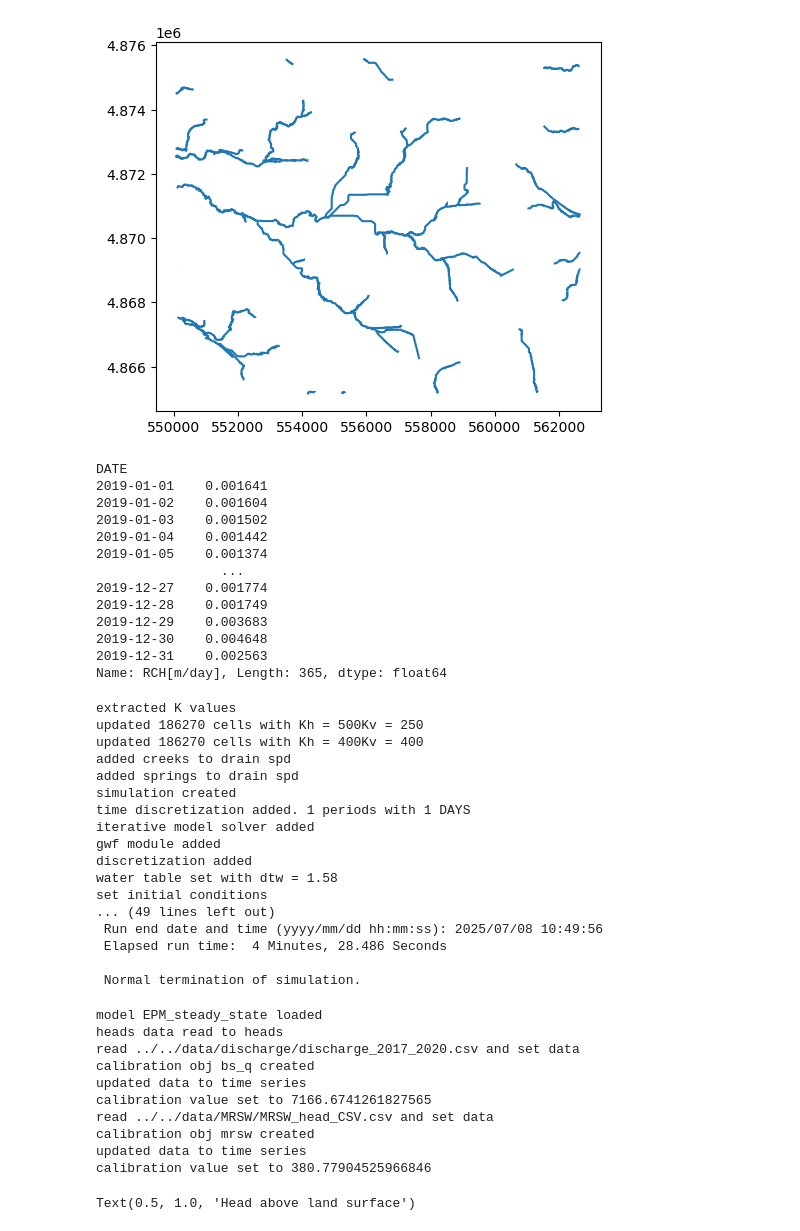
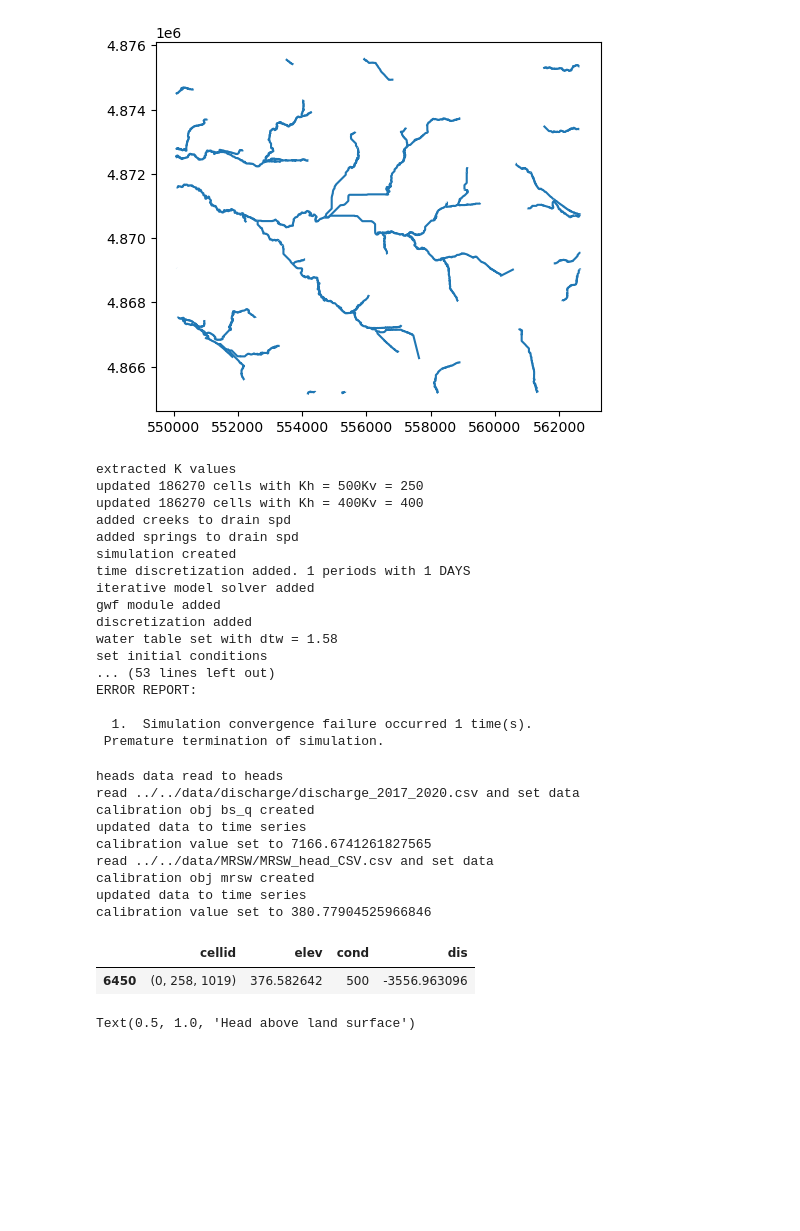
Before and after one commit to jhuang523/UMNBearSpring, a Jupyter notebook: EPM/steady_state/EPM.ipynb, the cells around one changed output. Saved outputs shown, nothing was run; the diff lists cells and outputs as text; code cells hidden in the pictures; blank space fills up the shorter version.

```diff
--- a/EPM/steady_state/EPM.ipynb
+++ b/EPM/steady_state/EPM.ipynb
@@ -478,28 +480,12 @@ extracted creek cells
 run.recharge = index_to_date(run.recharge, 'DATE')
 run.recharge = run.recharge[run.recharge.index.year== year]['RCH[m/day]']
-# %%
-run.recharge
-# %% [output]
-DATE
-2019-01-01    0.001641
-2019-01-02    0.001604
-2019-01-03    0.001502
-2019-01-04    0.001442
-2019-01-05    0.001374
-                ...
-2019-12-27    0.001774
-2019-12-28    0.001749
-2019-12-29    0.003683
-2019-12-30    0.004648
-2019-12-31    0.002563
-Name: RCH[m/day], Length: 365, dtype: float64
 # %%
 run.extract_K_values()
 run.set_K_values(springshed_top, Kh = run.Kh_ss[0], Kv = run.Kv_ss[0])
 run.set_K_values(springshed_botm, Kh = run.Kh_ss[1], Kv = run.Kv_ss[1])
 drn_spd = run.extract_drain_spd()
 run.make_sim(lenuni = "METER", ws = f'EPM_2layer_{year}')
-run.add_npf_module()
+run.add_npf_module(icelltype = 1)
 run.add_recharge_module(rech = run.recharge.mean())
 run.add_drains_module()
 success, buff = run.run_sim()
@@ -516,11 +502,11 @@ gwf module added
 discretization added
 water table set with dtw = 1.58
 set initial conditions
-... (49 lines left out)
- Run end date and time (yyyy/mm/dd hh:mm:ss): 2025/07/08 10:49:56
- Elapsed run time:  4 Minutes, 28.486 Seconds
+... (53 lines left out)
+ERROR REPORT:
 
- Normal termination of simulation.
+  1.  Simulation convergence failure occurred 1 time(s).
+ Premature termination of simulation.
 # %%
 run.read_head_output()
 run.read_drain_discharge_output()
@@ -529,7 +515,9 @@ bs_q = CalibrationData(name = 'bs_q', filename = '../../data/discharge/discharge
 bs_q.convert_data_to_timeseries(datetime_col='date')
 bs_q.set_cal_value(bs_q.data[bs_q.data.index.year == year].rolling(window = '7D').mean().mean()['m3/d'])
 bs_UTME, bs_UTMN = run.spring[run.spring.ID == '55A00572'].UTME.iloc[0], run.spring[run.spring.ID == '55A00572'].UTMN.iloc[0]
+bs_of_UTME, bs_of_UTMN = run.spring[run.spring.ID == '55A00446'].UTME.iloc[0], run.spring[run.spring.ID == '55A00446'].UTMN.iloc[0]
 bs_cell_idx = run.get_cell_id_from_coords(bs_UTME, bs_UTMN)
+bs_of_idx = run.get_cell_id_from_coords(bs_of_UTME, bs_of_UTMN)
 mrsw = CalibrationData(name = 'mrsw', filename = '../../data/MRSW/MRSW_head_CSV.csv', UTME = 557091, UTMN = 4867265)
 mrsw.convert_data_to_timeseries()
 mrsw.set_cal_value(mrsw.data[mrsw.data.index.year == year]['gw_elev[m]'][mrsw.data['gw_elev[m]'] > 0].mean())
@@ -537,11 +525,10 @@ mrsw.set_cal_value(mrsw.data[mrsw.data.index.year == year]['gw_elev[m]'][mrsw.da
 results_yearly = {'year' : year}
 results_yearly['mrsw_head'] = run.heads[0][mrsw_cell_idx]
 results_yearly['mrsw_error'] = mrsw.get_residual(results_yearly['mrsw_head'])
-results_yearly['bs_q'] = run.drain_array[0][bs_cell_idx] * -1
+results_yearly['bs_q'] = (run.drain_array[0][bs_cell_idx] + run.drain_array[0][bs_of_idx]) * -1
 results_yearly['bs_error'] = bs_q.get_residual(results_yearly['bs_q'])
 results_yearly['head_above_surface_error'] = run.check_head_above_land_surface(return_type = 'count')
 # %% [output]
-model EPM_steady_state loaded
 heads data read to heads
 read ../../data/discharge/discharge_2017_2020.csv and set data
 calibration obj bs_q created
@@ -551,6 +538,11 @@ read ../../data/MRSW/MRSW_head_CSV.csv and set data
 calibration obj mrsw created
 updated data to time series
 calibration value set to 380.77904525966846
+# %%
+run.drain_spd[run.drain_spd.cellid == (0, 258, 1019)]
+# %% [output]
+|  | cellid | elev | cond | dis |
+| 6450 | (0, 258, 1019) | 376.582642 | 500 | -3556.963096 |
 # %%
 head_above_ls = run.check_head_above_land_surface(return_type= 'bool')
 plt.imshow(head_above_ls)
```
Also changed, not shown: parts of 23 cells of this notebook, 6 other files.
